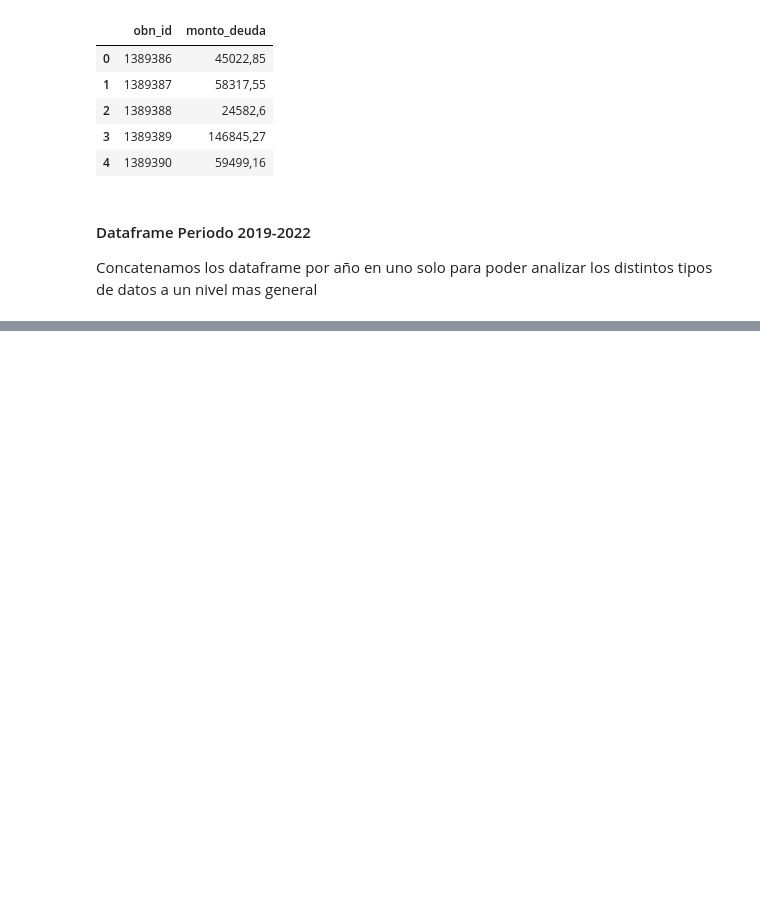
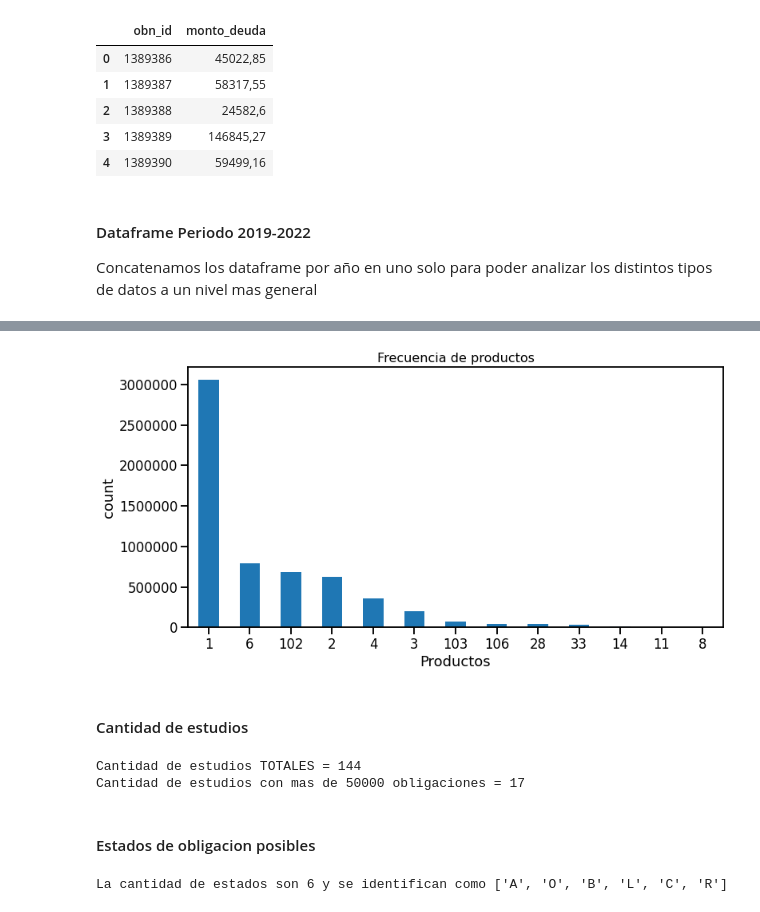
Before and after one commit to teoArganaraz/DiploDatos2022-Mentoria, a Jupyter notebook: Mentoria - Entregable 1 - ARGAÑARAZ.ipynb, the cells around one changed output, grey strips where cells are left out. Drawn from its saved outputs; the diff is of its cells as text; code cells hidden in the pictures; blank space fills up the shorter version.

```diff
--- a/Mentoria - Entregable 1 - ARGAÑARAZ.ipynb
+++ b/Mentoria - Entregable 1 - ARGAÑARAZ.ipynb
@@ -505,0 +482,41 @@ Text(0.5, 1.0, 'Estado de obligaciones por estudio')
+# %%
+plt.figure(num = 1, figsize = (12,6))
+df_2019_2022['obn_producto'].value_counts().plot(kind="bar")
+plt.xticks(rotation = 0)
+plt.xlabel("Productos")
+plt.ylabel("count")
+plt.title("Frecuencia de productos",fontsize = 16)
+plt.ticklabel_format(axis="y", style="plain")
+# %% [output]
+[figure, added]
+# %% [markdown]
+#### Cantidad de estudios
+# %%
+estudios = list(set(df_2019_2022.obn_estudio.to_list()))
+df_2019_2022['obn_count_estudio'] = df_2019_2022['obn_estudio'].map(df_2019_2022['obn_estudio'].value_counts())
+
+#Filtro estudios que tengan mas de 50000 obligaciones
+df_filtered_estudios = df_2019_2022[df_2019_2022['obn_count_estudio']>=50000]
+filtered_estudios = list(set(df_filtered_estudios.obn_estudio.to_list()))
+
+print( f"Cantidad de estudios TOTALES = {len(estudios)}\n\
+Cantidad de estudios con mas de 50000 obligaciones = {len(filtered_estudios)}")
+# %% [output]
+Cantidad de estudios TOTALES = 144
+Cantidad de estudios con mas de 50000 obligaciones = 17
+# %% [markdown]
+#### Estados de obligacion posibles
+# %%
+#Al ser de tipo 'string' los datos, no se pueden limpiar solo con el set
+estados = list(set(df_2019_2022.estado.to_list()))
+
+#Creamos un nuevo arreglo para añadir los valores de forma correcta
+estados_posibles = []
+for estado in estados:
+    estados_posibles.append(estado.rstrip())
+
+#Filtramos ahora si con el set
+estados_posibles = list(set(estados_posibles))
+print(f"La cantidad de estados son {len(estados_posibles)} y se identifican como {estados_posibles}")
+# %% [output]
+La cantidad de estados son 6 y se identifican como ['A', 'O', 'B', 'L', 'C', 'R']
```
Also changed, not shown: parts of 49 cells of this notebook.
